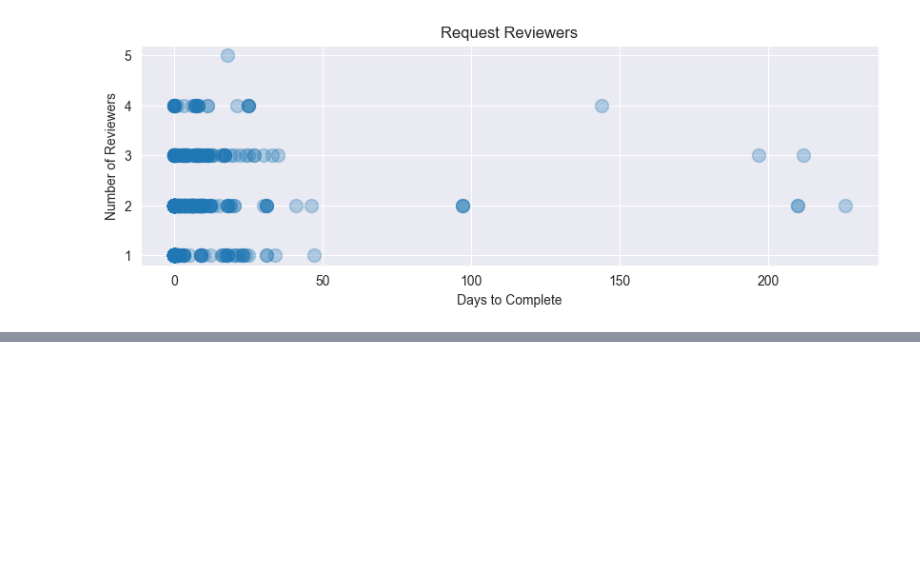
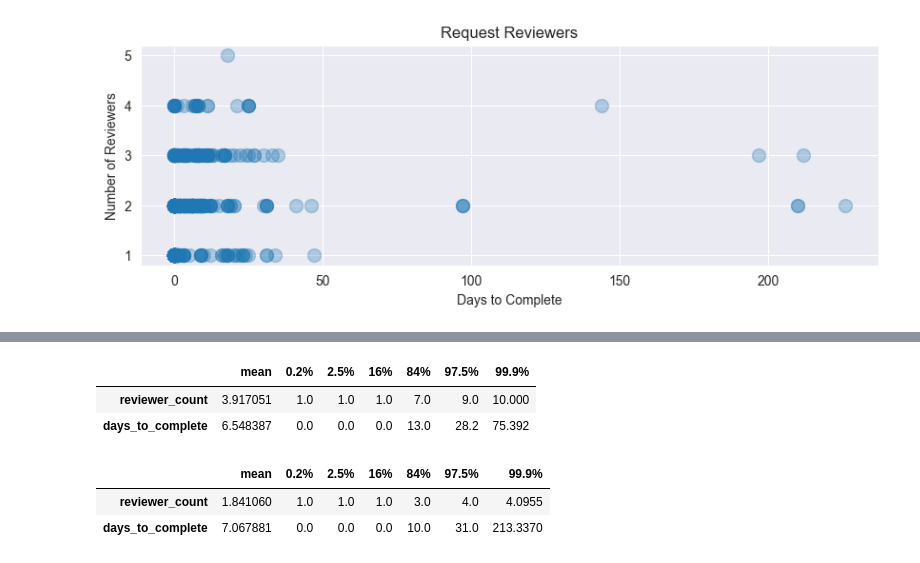
Before and after one commit to KevinCarr42/CSAS-Exploratory-Data-Analysis, a Jupyter notebook: CSAS_reviewers.ipynb, the cells around one changed output, grey strips where cells are left out. Cells and saved outputs as stored; diff of their text form; code cells hidden in the pictures; blank space fills up the shorter version.

```diff
--- a/CSAS_reviewers.ipynb
+++ b/CSAS_reviewers.ipynb
@@ -15,8 +19,8 @@ pd.set_option('display.max_columns', 100)
 pd.set_option('max_colwidth', 200)
 # %%
 # import tables
-csas_requests = sql("SELECT * FROM csas2_csasrequest", database='dmapps_0')
-request_reviewers = sql("SELECT * FROM csas2_requestreviewer", database='dmapps_0')
-tors = sql("SELECT * FROM csas2_termsofreference", database='dmapps_0')
-tor_reviewers = sql("SELECT * FROM csas2_torreviewer", database='dmapps_0')
+csas_requests = sql("SELECT * FROM csas2_csasrequest")
+request_reviewers = sql("SELECT * FROM csas2_requestreviewer")
+tors = sql("SELECT * FROM csas2_termsofreference")
+tor_reviewers = sql("SELECT * FROM csas2_torreviewer")
 # %% [markdown]
@@ -253,0 +332,16 @@ plot_reviewers_vs_completion(reviewers_vs_completion(request_reviewers, 'csas_re
+# %%
+def summarise(dataframe):
+    # 1, 2, and 3 stdev
+    return dataframe[['reviewer_count', 'days_to_complete']].describe(percentiles=[0.16, 0.84, 0.025, 0.975, 0.0015, 0.9985]).T[['mean', '0.2%', '2.5%','16%', '84%', '97.5%', '99.9%']]
+# %%
+summarise(reviewers_vs_completion(tor_reviewers, 'tor_id'))
+# %% [output]
+|  | mean | 0.2% | 2.5% | 16% | 84% | 97.5% | 99.9% |
+| reviewer_count | 3.917051 | 1.0 | 1.0 | 1.0 | 7.0 | 9.0 | 10.000 |
+| days_to_complete | 6.548387 | 0.0 | 0.0 | 0.0 | 13.0 | 28.2 | 75.392 |
+# %%
+summarise(reviewers_vs_completion(request_reviewers, 'csas_request_id'))
+# %% [output]
+|  | mean | 0.2% | 2.5% | 16% | 84% | 97.5% | 99.9% |
+| reviewer_count | 1.841060 | 1.0 | 1.0 | 1.0 | 3.0 | 4.0 | 4.0955 |
+| days_to_complete | 7.067881 | 0.0 | 0.0 | 0.0 | 10.0 | 31.0 | 213.3370 |
```
Also changed, not shown: parts of 9 cells of this notebook, 1 other file.
